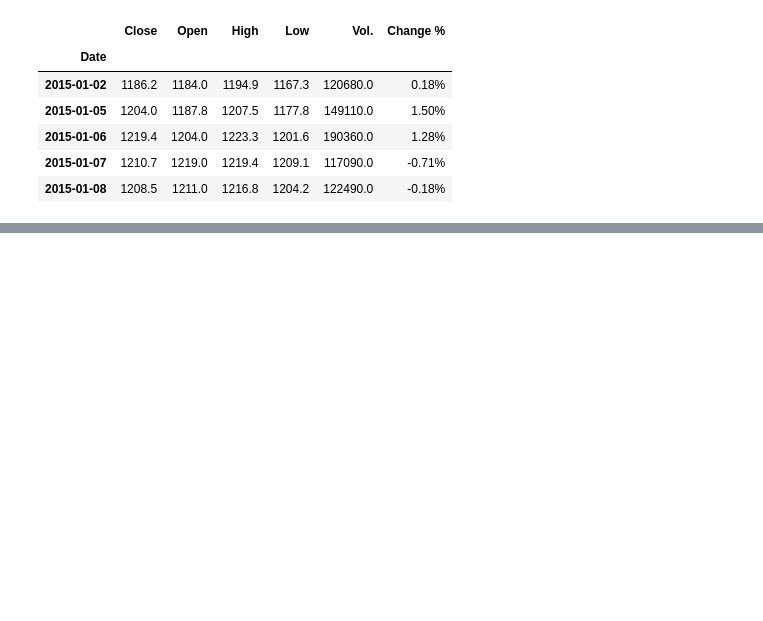
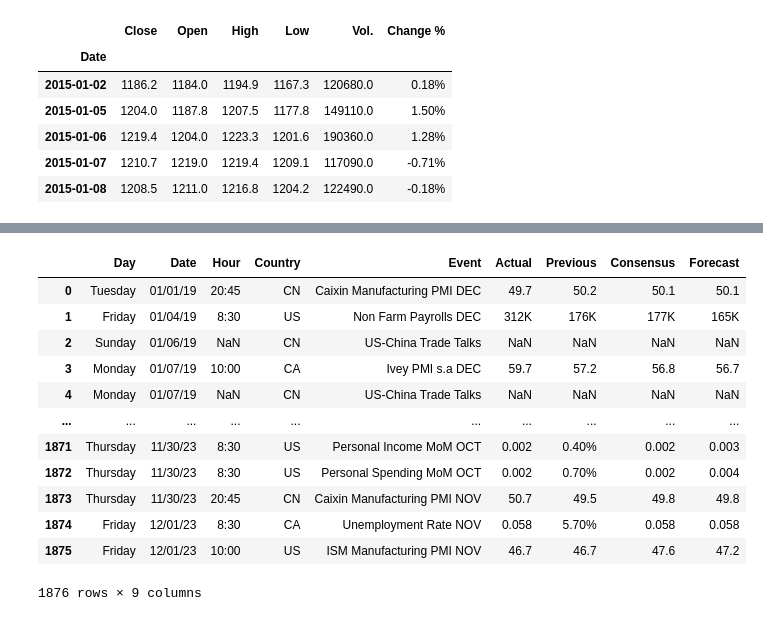
Before and after one commit to elm19/GoldSpot-Predictor, a Jupyter notebook: notebooks/process-data-elmajdi.ipynb, the cells around one changed output, grey strips where cells are left out. Cells and saved outputs as stored; diff of their text form; code cells hidden in the pictures; blank space fills up the shorter version.

```diff
--- a/notebooks/process-data-elmajdi.ipynb
+++ b/notebooks/process-data-elmajdi.ipynb
@@ -45,0 +62,17 @@ df.head()
+# %%
+raw_callender = pd.read_csv('../data/raw-data/economic_calendar_19_24.csv')
+raw_callender
+# %% [output]
+|  | Day | Date | Hour | Country | Event | Actual | Previous | Consensus | Forecast |
+| 0 | Tuesday | 01/01/19 | 20:45 | CN | Caixin Manufacturing PMI DEC | 49.7 | 50.2 | 50.1 | 50.1 |
+| 1 | Friday | 01/04/19 | 8:30 | US | Non Farm Payrolls DEC | 312K | 176K | 177K | 165K |
+| 2 | Sunday | 01/06/19 | NaN | CN | US-China Trade Talks | NaN | NaN | NaN | NaN |
+| 3 | Monday | 01/07/19 | 10:00 | CA | Ivey PMI s.a DEC | 59.7 | 57.2 | 56.8 | 56.7 |
+| 4 | Monday | 01/07/19 | NaN | CN | US-China Trade Talks | NaN | NaN | NaN | NaN |
+| ... | ... | ... | ... | ... | ... | ... | ... | ... | ... |
+| 1871 | Thursday | 11/30/23 | 8:30 | US | Personal Income MoM OCT | 0.002 | 0.40% | 0.002 | 0.003 |
+| 1872 | Thursday | 11/30/23 | 8:30 | US | Personal Spending MoM OCT | 0.002 | 0.70% | 0.002 | 0.004 |
+| 1873 | Thursday | 11/30/23 | 20:45 | CN | Caixin Manufacturing PMI NOV | 50.7 | 49.5 | 49.8 | 49.8 |
+| 1874 | Friday | 12/01/23 | 8:30 | CA | Unemployment Rate NOV | 0.058 | 5.70% | 0.058 | 0.058 |
+| 1875 | Friday | 12/01/23 | 10:00 | US | ISM Manufacturing PMI NOV | 46.7 | 46.7 | 47.6 | 47.2 |
+1876 rows × 9 columns
```
Also changed, not shown: parts of 3 cells of this notebook, 5 other files.
